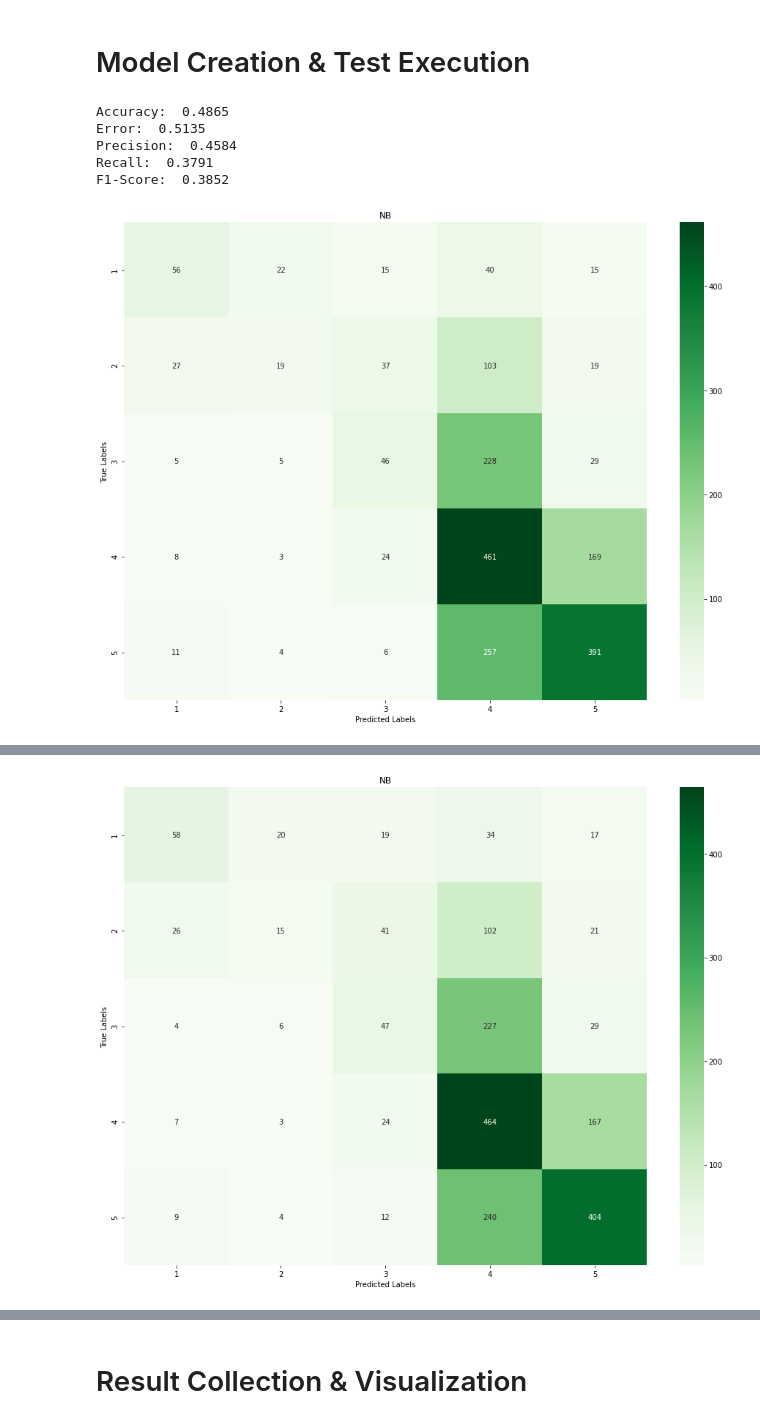
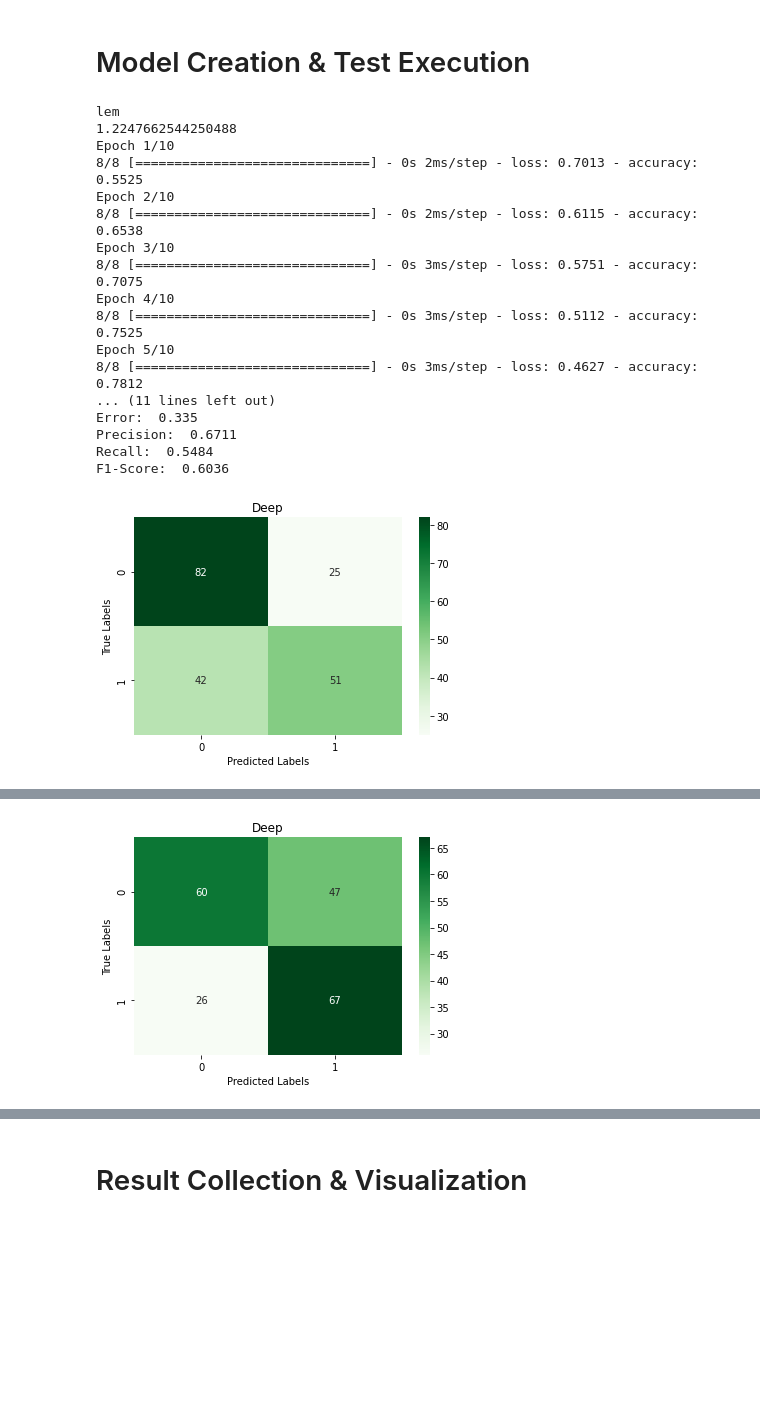
Before and after one commit to Pburns18/CS4120-FP, a Jupyter notebook: FP-Notebook.ipynb, the cells around one changed output, grey strips where cells are left out. Drawn from its saved outputs; the diff is of its cells as text; code cells hidden in the pictures; blank space fills up the shorter version.

Commit message:
Prelim results

```diff
--- a/FP-Notebook.ipynb
+++ b/FP-Notebook.ipynb
@@ -80,3 +104,8 @@ yelp_df
 | 9998 | 5UKq9WQE1qQbJ0DJbc-B6Q | my nephew just moved to scottsdal... | 2 |
 | 9999 | vWSmOhg2ID1MNZHaWapGbA | 4-5 locations.. all 4.5 star aver... | 5 |
 10000 rows × 3 columns
+# %%
+movie_df['text'] = movie_df['text'].apply(apply_lowercase)
+#yelp_df['text'] = yelp_df['text'].apply(apply_space_tokenization)
+movie_df = movie_df[0:1000]
+movie_df
@@ -179,12 +228,13 @@ def get_ner(spacy_text):
 # Model Creation & Test Execution
 # %%
 def report_metrics(gold_labels, predicted_labels, name, clf):
+    labels = [0, 1]
     # Reporting metrics & confusion matrix
     acc = round(accuracy_score(gold_labels, predicted_labels), 4)
     err = round(1 - acc, 4)
-    pre = round(precision_score(gold_labels, predicted_labels, average='macro'), 4)
-    rec = round(recall_score(gold_labels, predicted_labels, average='macro'), 4)
-    f1 = round(f1_score(gold_labels, predicted_labels, average='macro'), 4)
+    pre = round(precision_score(gold_labels, predicted_labels), 4)
+    rec = round(recall_score(gold_labels, predicted_labels), 4)
+    f1 = round(f1_score(gold_labels, predicted_labels), 4)
 
     print("Accuracy: ", acc)
     print("Error: ", err)
@@ -192,9 +242,9 @@ def report_metrics(gold_labels, predicted_labels, name, clf):
     print("Recall: ", rec)
     print("F1-Score: ", f1)
 
-    cf_matrix = confusion_matrix(gold_labels, predicted_labels, labels=clf.classes_)
-    rcParams['figure.figsize'] = 16,12
-    sns.heatmap(cf_matrix, annot=True, cmap="Greens", xticklabels=clf.classes_, yticklabels=clf.classes_, fmt='g')
+    cf_matrix = confusion_matrix(gold_labels, predicted_labels, labels=labels)
+    rcParams['figure.figsize'] = (6, 4)
+    sns.heatmap(cf_matrix, annot=True, cmap="Greens", xticklabels=labels, yticklabels=labels, fmt='g')
     plt.title(name)
     plt.ylabel("True Labels")
     plt.xlabel("Predicted Labels")
@@ -246,24 +306,51 @@ def run_experiment(X, y, model_name, time):
 # %%
 # Pre-processing options
 # apply_spelling_correction
 options = [apply_lem, apply_stemming, apply_contraction_expansion, apply_number_removal,
-          apply_punctuation_removal, apply_stopword_removal]
+          apply_punctuation_removal, apply_stopword_removal, apply_spacy]
 options_string = ['lem', 'stemming', 'contraction_expansion', 'number_removal',
-          'punctuation_removal', 'stopword_removal']
+          'punctuation_removal', 'stopword_removal', 'pos_removal']
 
 columns = ['Pre-Processing', 'Acuracy', 'Error', 'Precision', 'Recall', 'F1-Score', 'Time']
 
 results_df = pd.DataFrame(columns=columns)
 
+text = movie_df['text'].to_numpy()
+labels = movie_df['label'].to_numpy()
+
+# Running experiments for Neural Network model
 for option, name in zip(options, options_string):
-    X, y, t = setup_experiment(yelp_df, option)
-    acc, err, pre, rec, f1, t = run_experiment(X, y, "NB", t)
-    df_dict = {'Pre-Processing':name, 'Acuracy':acc, 'Error':err, 'Precision':pre, 'Recall':rec, 'F1-Score':f1, 'Time':t}
+    print(name)
+    X, y, t = setup_experiment(text, labels, option)
+    acc, err, pre, rec, f1, t  = run_experiment(X, y, "Deep", t)
+    df_dict = {'Pre-Processing':"Deep-"+name, 'Acuracy':acc, 'Error':err, 'Precision':pre,
+               'Recall':rec, 'F1-Score':f1, 'Time':t}
     results_df = results_df.append(df_dict, ignore_index=True)
+
+# Running experiments for Naive Bayes model
+for option, name in zip(options, options_string):
+    print(name)
+    X, y, t = setup_experiment(text, labels, option)
+    acc, err, pre, rec, f1, t  = run_experiment(X, y, "NB", t)
+    df_dict = {'Pre-Processing':"NB-"+name, 'Acuracy':acc, 'Error':err, 'Precision':pre,
+               'Recall':rec, 'F1-Score':f1, 'Time':t}
+    results_df = results_df.append(df_dict, ignore_index=True)
 # %% [output]
-Accuracy:  0.4865
-Error:  0.5135
-Precision:  0.4584
-Recall:  0.3791
-F1-Score:  0.3852
+lem
+1.2247662544250488
+Epoch 1/10
+8/8 [==============================] - 0s 2ms/step - loss: 0.7013 - accuracy: 0.5525
+Epoch 2/10
+8/8 [==============================] - 0s 2ms/step - loss: 0.6115 - accuracy: 0.6538
+Epoch 3/10
+8/8 [==============================] - 0s 3ms/step - loss: 0.5751 - accuracy: 0.7075
+Epoch 4/10
+8/8 [==============================] - 0s 3ms/step - loss: 0.5112 - accuracy: 0.7525
+Epoch 5/10
+8/8 [==============================] - 0s 3ms/step - loss: 0.4627 - accuracy: 0.7812
+... (11 lines left out)
+Error:  0.335
+Precision:  0.6711
+Recall:  0.5484
+F1-Score:  0.6036
-[figure, old version]
+[figure, new version]
@@ -275 +374 @@ F1-Score:  0.3878
-[figure, old version]
+[figure, new version]
```
Also changed, not shown: parts of 10 cells of this notebook, 1 other file.
